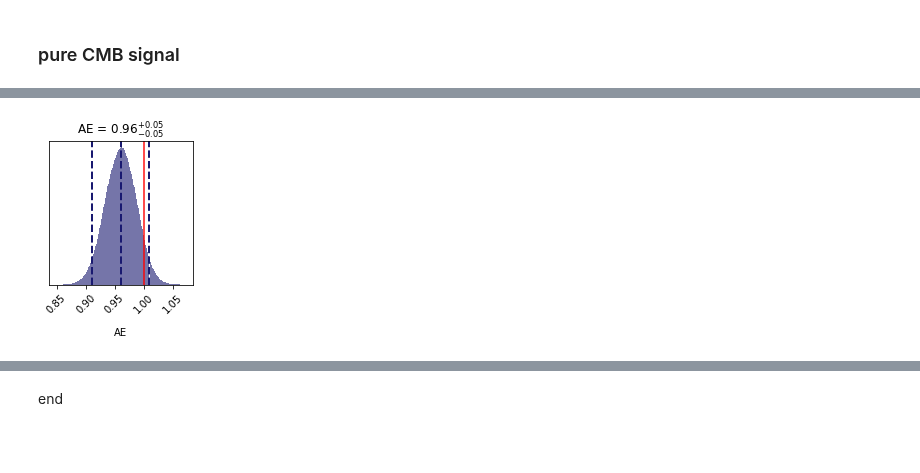
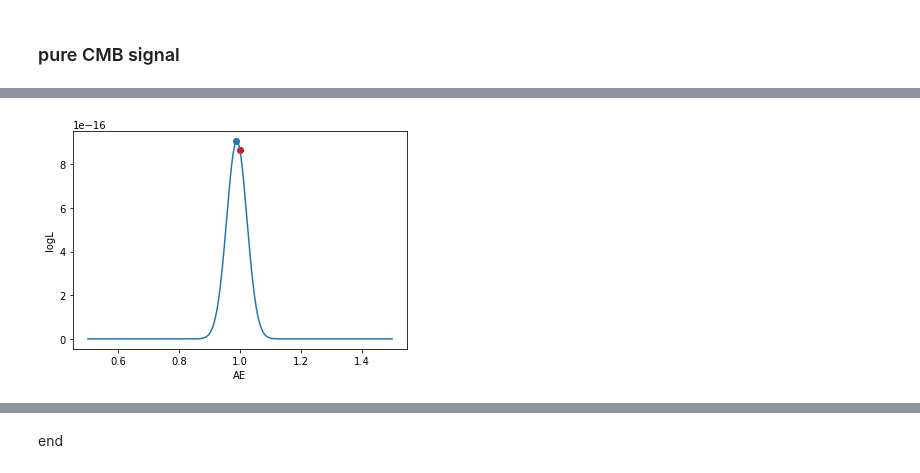
Before and after one commit to gioacchinowang/afra, a Jupyter notebook: tutorials/tutorial07.ipynb, the cells around one changed output, grey strips where cells are left out. Cells and saved outputs as stored; diff of their text form; code cells hidden in the pictures; blank space fills up the shorter version.

```diff
--- a/tutorials/tutorial07.ipynb
+++ b/tutorials/tutorial07.ipynb
@@ -19,17 +19,18 @@ import numpy as np
 import healpy as hp
 import matplotlib.pyplot as plt
 import afra as af
+from afra.methods.fit import *
 from dynesty import utils as dyfunc
 from dynesty import plotting as dyplot
 import warnings
 warnings.filterwarnings('ignore')
 
 NSIDE = 128
-NSAMP = 20
+NSAMP = 50
 APOSCALE = 6.
 LMIN = 30
 LMAX = 210
-PSBIN = 30
+PSBIN = 90
 FREQS = [23,95,150,353]
 FWHM = [np.deg2rad(52.8/60.),np.deg2rad(19./60.),np.deg2rad(11./60.),np.deg2rad(4.94/60.)]
 KWARGS = {'nlive':1000}
@@ -48,20 +49,15 @@ fidcmb = np.empty((NSAMP,3,mapcmb.shape[1]),dtype=np.float32)
 for i in range(NSAMP):
     fidcmb[i] = hp.synfast(cmb_cl,nside=NSIDE,new=True,verbose=0)
 
-vmap23 = hp.read_map('./data/wmapvar_23.fits',field=[0,1,2],dtype=np.float32,verbose=0)/100
-vmap95 = hp.read_map('./data/alivar_95.fits',field=[0,1,2],dtype=np.float32,verbose=0)/100
-vmap150 = hp.read_map('./data/alivar_150.fits',field=[0,1,2],dtype=np.float32,verbose=0)/100
-vmap353 = hp.read_map('./data/plkvar_353.fits',field=[0,1,2],dtype=np.float32,verbose=0)/100
+vmap23 = hp.read_map('./data/wmapvar_23.fits',field=[0,1,2],dtype=np.float32,verbose=0)
+vmap95 = hp.read_map('./data/alivar_95.fits',field=[0,1,2],dtype=np.float32,verbose=0)
+vmap150 = hp.read_map('./data/alivar_150.fits',field=[0,1,2],dtype=np.float32,verbose=0)
+vmap353 = hp.read_map('./data/plkvar_353.fits',field=[0,1,2],dtype=np.float32,verbose=0)
 
 nmap23 = np.random.normal(0.,1.,size=(NSAMP,3,vmap23.shape[1]))*np.sqrt(vmap23)
 nmap95 = np.random.normal(0.,1.,size=(NSAMP,3,vmap95.shape[1]))*np.sqrt(vmap95)
 nmap150 = np.random.normal(0.,1.,size=(NSAMP,3,vmap150.shape[1]))*np.sqrt(vmap150)
 nmap353 = np.random.normal(0.,1.,size=(NSAMP,3,vmap353.shape[1]))*np.sqrt(vmap353)
-
-#map23 = hp.smoothing(mapcmb+map23f,fwhm=FWHM[0],verbose=0)+nmap23[0]
-#map95 = hp.smoothing(mapcmb+map95f,fwhm=FWHM[1],verbose=0)+nmap95[0]
-#map150 = hp.smoothing(mapcmb+map150f,fwhm=FWHM[2],verbose=0)+nmap150[0]
-#map353 = hp.smoothing(mapcmb+map353f,fwhm=FWHM[3],verbose=0)+nmap353[0]
 # %% [markdown]
 ### pure CMB signal
 # %%
@@ -80,21 +76,65 @@ pp = af.fitpipe(datamap,noises=datanoise,mask=mask,beams=databeam,
                 fiducials=fidmap,
                 targets=TARGET,background=MODEL)
 pp.preprocess(aposcale=APOSCALE,psbin=PSBIN,lmin=LMIN,lmax=LMAX)
-Ecov = pp.covmat
+
+#------------------------------------------------------------------
+
+pp.engine = gaussfit(pp.data_bp,
+                     np.mean(pp.fiducial_bp,axis=0),
+                     np.mean(pp.noise_bp,axis=0),
+                     pp.covmat,
+                     pp.background_obj,
+                     pp.foreground_obj)
+
+pp.engine.background.reset({'AE': 1.})
+loglg0 = pp.engine.loglikeli(pp.engine.background.bandpower())
+
+posAE = np.linspace(0.5,1.5,200)
+loglAEg = np.zeros_like(posAE)
+for i in range(len(posAE)):
+    pp.engine.background.reset({'AE': posAE[i]})
+    loglAEg[i] = pp.engine.loglikeli(pp.engine.background.bandpower())
+
+fig,ax = plt.subplots()
+ax.plot(posAE,np.exp(loglAEg))
+ax.scatter(posAE[np.where(loglAEg == np.amax(loglAEg))],np.exp(np.amax(loglAEg)))
+ax.scatter(1.,np.exp(loglg0),color='red')
+ax.set_xlabel('AE')
+ax.set_ylabel('logL')
 
 pp.likelihood='gauss'
 result_g = pp.analyse(kwargs={'nlive':400})
+print (r'G $\chi^2_{min}$',-2*max(result_g['logl']))
+fg, ax = dyplot.cornerplot(result_g,labels= pp.paramlist,quantiles=[0.025, 0.5, 0.975],truths=[1.],
+                           color='midnightblue',truth_color='red',show_titles=1,smooth=0.04)
+
+#------------------------------------------------------------------
+
+pp.engine = hlfit(pp.data_bp,
+                  np.mean(pp.fiducial_bp,axis=0),
+                  np.mean(pp.noise_bp,axis=0),
+                  pp.covmat,
+                  pp.background_obj,
+                  pp.foreground_obj)
+
+pp.engine.background.reset({'AE': 1.})
+loglh0 = pp.engine.loglikeli(pp.engine.background.bandpower())
+
+loglAEh = np.zeros_like(posAE)
+for i in range(len(posAE)):
+    pp.engine.background.reset({'AE': posAE[i]})
+    loglAEh[i] = pp.engine.loglikeli(pp.engine.background.bandpower())
+
+fig,ax = plt.subplots()
+ax.plot(posAE,np.exp(loglAEh))
+ax.scatter(posAE[np.where(loglAEh == np.amax(loglAEh))],np.exp(np.amax(loglAEh)))
+ax.scatter(1.,np.exp(loglh0),color='red')
+ax.set_xlabel('AE')
+ax.set_ylabel('logL')
 
 pp.likelihood='hl'
 result_h = pp.analyse(kwargs={'nlive':400})
-
-###
-
-print (r'G $\chi^2_{min}$',-2*max(result_g['logl']))
 print (r'HL $\chi^2_{min}$',-2*max(result_h['logl']))
-
-fg, ax = dyplot.cornerplot(result_g,labels= pp.paramlist,quantiles=[0.025, 0.5, 0.975],truths=[1.],
-                           color='midnightblue',truth_color='red',show_titles=1,smooth=0.04)
 fg, ax = dyplot.cornerplot(result_h,labels= pp.paramlist,quantiles=[0.025, 0.5, 0.975],truths=[1.],
                            color='midnightblue',truth_color='red',show_titles=1,smooth=0.04)
 # %% [output]
@@ -106 +147 @@ Wall time: 3min 45s
-[figure, old version]
+[figure, new version]
```
Also changed, not shown: parts of 5 cells of this notebook, 7 other files.
